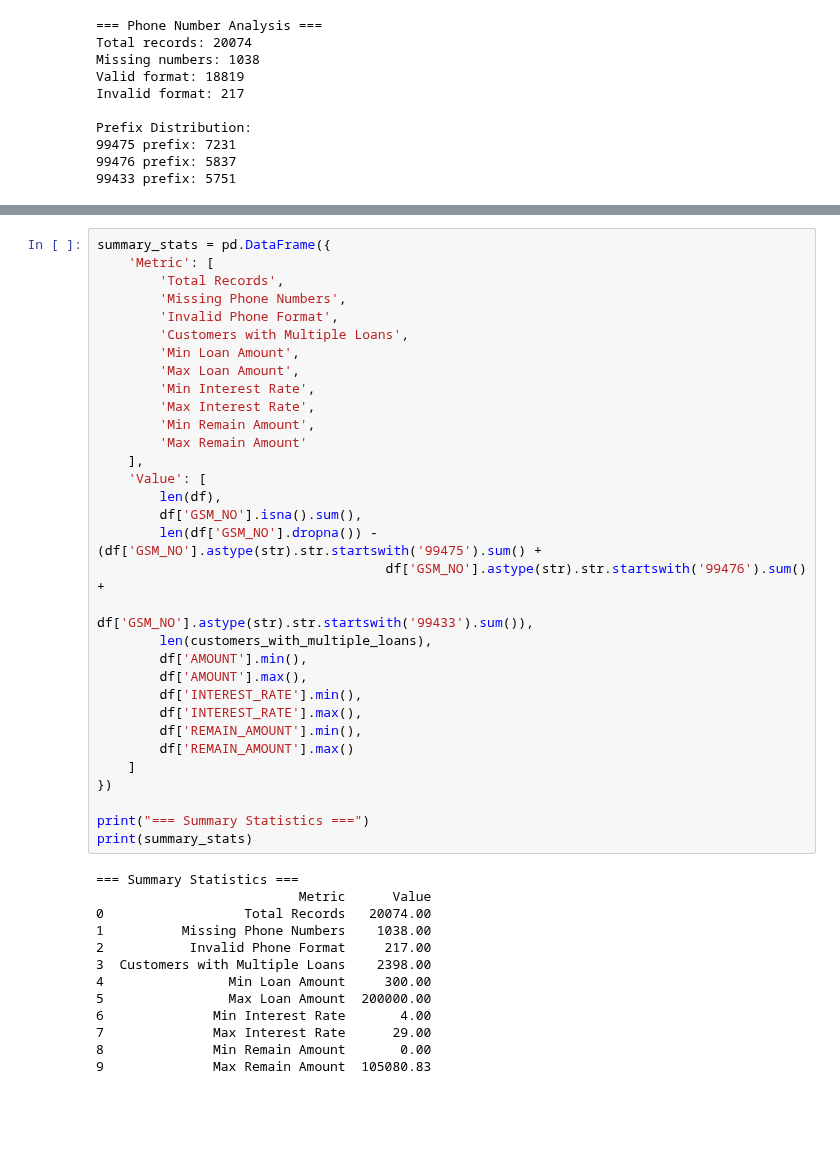
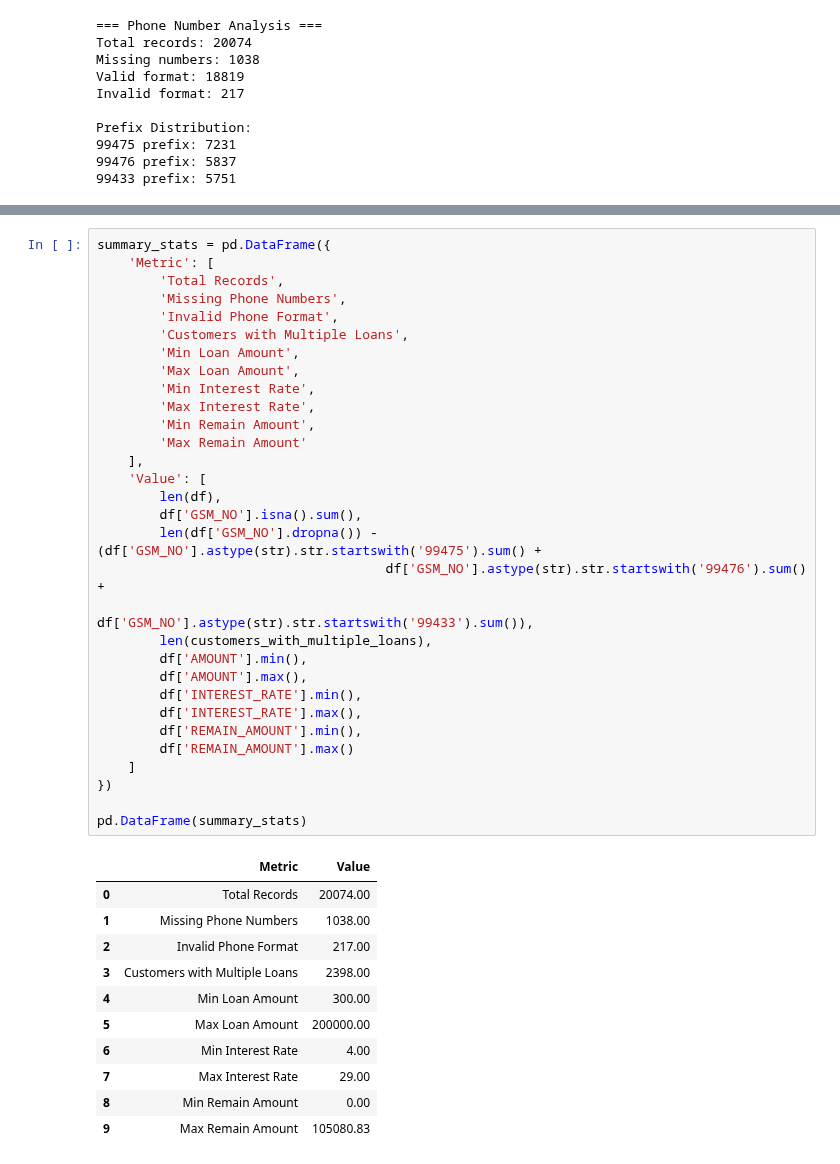
Before and after one commit to Ismat-Samadov/yelo_DataAnalyst, a Jupyter notebook: Data Analyst Technical Assignment.ipynb, the cells around one changed output, grey strips where cells are left out. Saved outputs shown, nothing was run; the diff lists cells and outputs as text; blank space fills up the shorter version.

```diff
--- a/Data Analyst Technical Assignment.ipynb
+++ b/Data Analyst Technical Assignment.ipynb
@@ -338,44 +333,42 @@ plt.show()
 summary_stats = pd.DataFrame({
     'Metric': [
         'Total Records',
         'Missing Phone Numbers',
         'Invalid Phone Format',
         'Customers with Multiple Loans',
         'Min Loan Amount',
         'Max Loan Amount',
         'Min Interest Rate',
         'Max Interest Rate',
         'Min Remain Amount',
         'Max Remain Amount'
     ],
     'Value': [
         len(df),
         df['GSM_NO'].isna().sum(),
         len(df['GSM_NO'].dropna()) - (df['GSM_NO'].astype(str).str.startswith('99475').sum() +
                                      df['GSM_NO'].astype(str).str.startswith('99476').sum() +
                                      df['GSM_NO'].astype(str).str.startswith('99433').sum()),
         len(customers_with_multiple_loans),
         df['AMOUNT'].min(),
         df['AMOUNT'].max(),
         df['INTEREST_RATE'].min(),
         df['INTEREST_RATE'].max(),
         df['REMAIN_AMOUNT'].min(),
         df['REMAIN_AMOUNT'].max()
     ]
 })
 
-print("=== Summary Statistics ===")
-print(summary_stats)
+pd.DataFrame(summary_stats)
 # %% [output]
-=== Summary Statistics ===
-                          Metric      Value
-0                  Total Records   20074.00
-1          Missing Phone Numbers    1038.00
-2           Invalid Phone Format     217.00
-3  Customers with Multiple Loans    2398.00
-4                Min Loan Amount     300.00
-5                Max Loan Amount  200000.00
-6              Min Interest Rate       4.00
-7              Max Interest Rate      29.00
-8              Min Remain Amount       0.00
-9              Max Remain Amount  105080.83
+|  | Metric | Value |
+| 0 | Total Records | 20074.00 |
+| 1 | Missing Phone Numbers | 1038.00 |
+| 2 | Invalid Phone Format | 217.00 |
+| 3 | Customers with Multiple Loans | 2398.00 |
+| 4 | Min Loan Amount | 300.00 |
+| 5 | Max Loan Amount | 200000.00 |
+| 6 | Min Interest Rate | 4.00 |
+| 7 | Max Interest Rate | 29.00 |
+| 8 | Min Remain Amount | 0.00 |
+| 9 | Max Remain Amount | 105080.83 |
```
Also changed, not shown: parts of 4 cells of this notebook.
